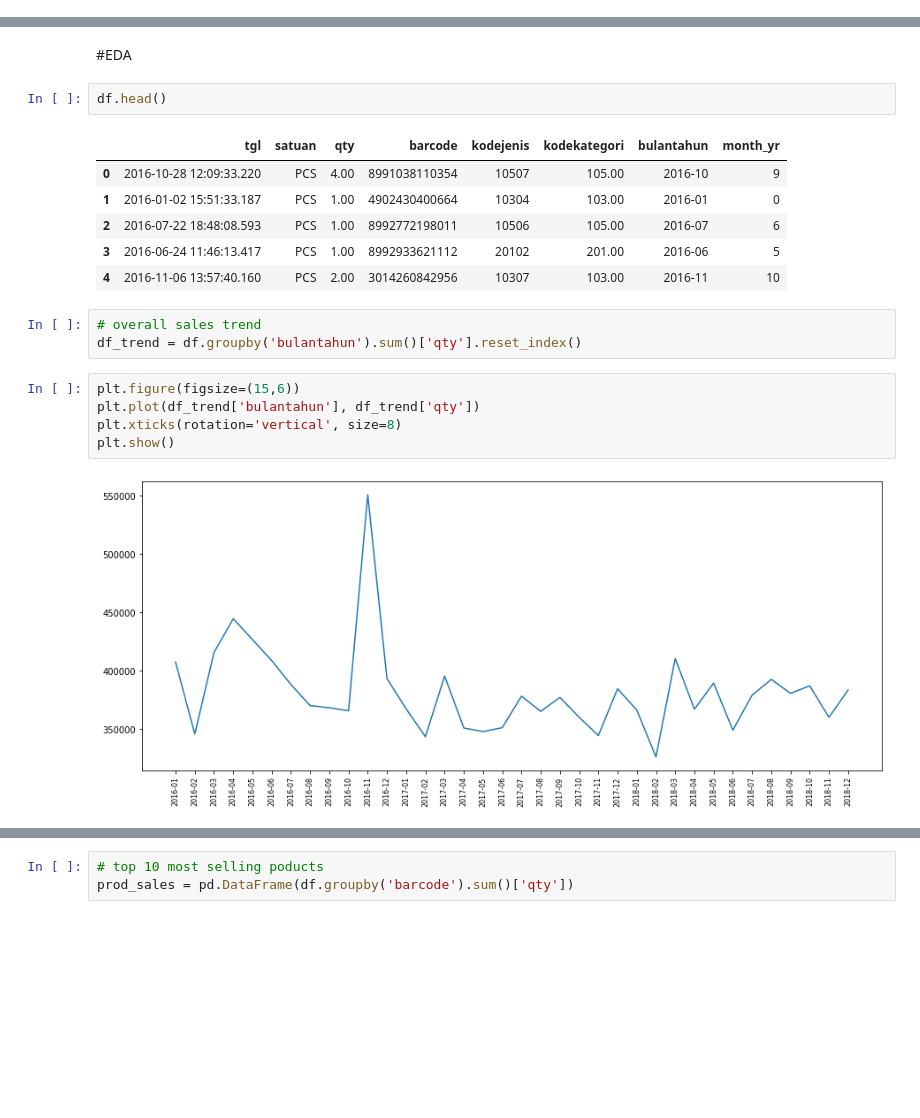
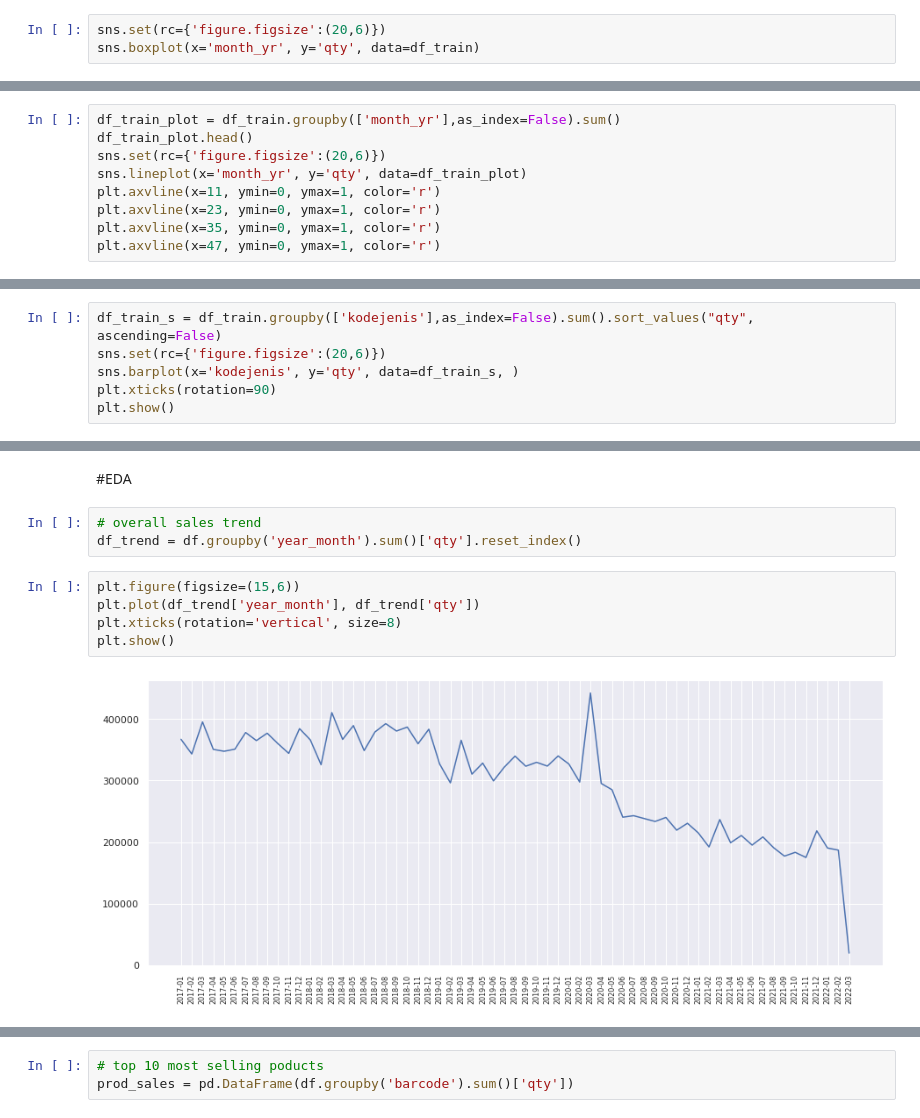
Before and after one commit to diegoray/sales-prediction-gru, a Jupyter notebook: ipynb/EDA.ipynb, the cells around one changed output, grey strips where cells are left out. Saved outputs shown, nothing was run; the diff lists cells and outputs as text; blank space fills up the shorter version.

Commit message:
Create new ipynb, add new stuff & explore first month on data preprocess

```diff
--- a/ipynb/EDA.ipynb
+++ b/ipynb/EDA.ipynb
@@ -69,0 +185,3 @@ Max date from data set: 2018-12-31
+# %%
+sns.set(rc={'figure.figsize':(20,6)})
+sns.boxplot(x='month_yr', y='qty', data=df_train)
@@ -69,0 +198,9 @@ Max date from data set: 2018-12-31
+# %%
+df_train_plot = df_train.groupby(['month_yr'],as_index=False).sum()
+df_train_plot.head()
+sns.set(rc={'figure.figsize':(20,6)})
+sns.lineplot(x='month_yr', y='qty', data=df_train_plot)
+plt.axvline(x=11, ymin=0, ymax=1, color='r')
+plt.axvline(x=23, ymin=0, ymax=1, color='r')
+plt.axvline(x=35, ymin=0, ymax=1, color='r')
+plt.axvline(x=47, ymin=0, ymax=1, color='r')
@@ -69,0 +210,6 @@ Max date from data set: 2018-12-31
+# %%
+df_train_s = df_train.groupby(['kodejenis'],as_index=False).sum().sort_values("qty", ascending=False)
+sns.set(rc={'figure.figsize':(20,6)})
+sns.barplot(x='kodejenis', y='qty', data=df_train_s, )
+plt.xticks(rotation=90)
+plt.show()
@@ -70,24 +268,15 @@ Max date from data set: 2018-12-31
 # %% [markdown]
 #EDA
-# %%
-df.head()
-# %% [output]
-|  | tgl | satuan | qty | barcode | kodejenis | kodekategori | bulantahun | month_yr |
-| 0 | 2016-10-28 12:09:33.220 | PCS | 4.00 | 8991038110354 | 10507 | 105.00 | 2016-10 | 9 |
-| 1 | 2016-01-02 15:51:33.187 | PCS | 1.00 | 4902430400664 | 10304 | 103.00 | 2016-01 | 0 |
-| 2 | 2016-07-22 18:48:08.593 | PCS | 1.00 | 8992772198011 | 10506 | 105.00 | 2016-07 | 6 |
-| 3 | 2016-06-24 11:46:13.417 | PCS | 1.00 | 8992933621112 | 20102 | 201.00 | 2016-06 | 5 |
-| 4 | 2016-11-06 13:57:40.160 | PCS | 2.00 | 3014260842956 | 10307 | 103.00 | 2016-11 | 10 |
 # %%
 # overall sales trend
-df_trend = df.groupby('bulantahun').sum()['qty'].reset_index()
+df_trend = df.groupby('year_month').sum()['qty'].reset_index()
 # %%
 plt.figure(figsize=(15,6))
-plt.plot(df_trend['bulantahun'], df_trend['qty'])
+plt.plot(df_trend['year_month'], df_trend['qty'])
 plt.xticks(rotation='vertical', size=8)
 plt.show()
 # %% [output]
-[figure, old version]
+[figure, new version]
 # %%
 df.nunique()
 # %% [output]
```
Also changed, not shown: parts of 59 cells of this notebook, 8 other files.
